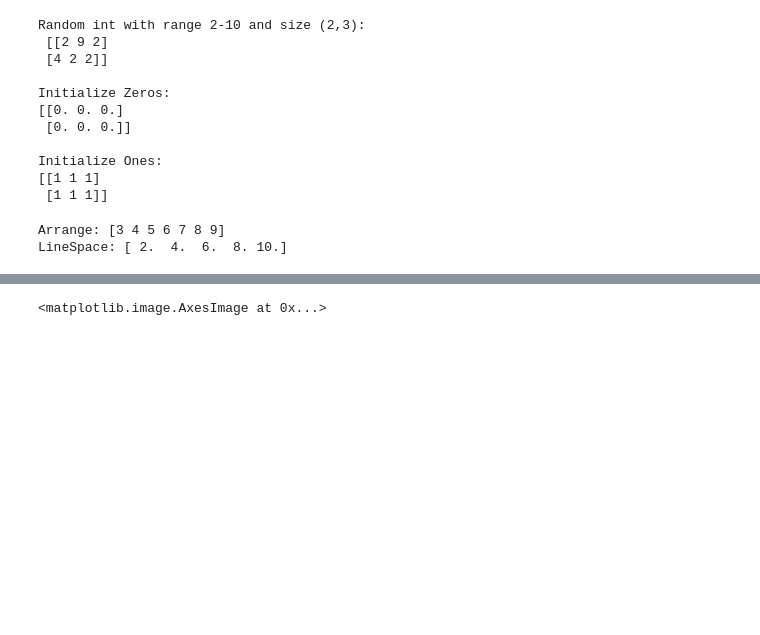
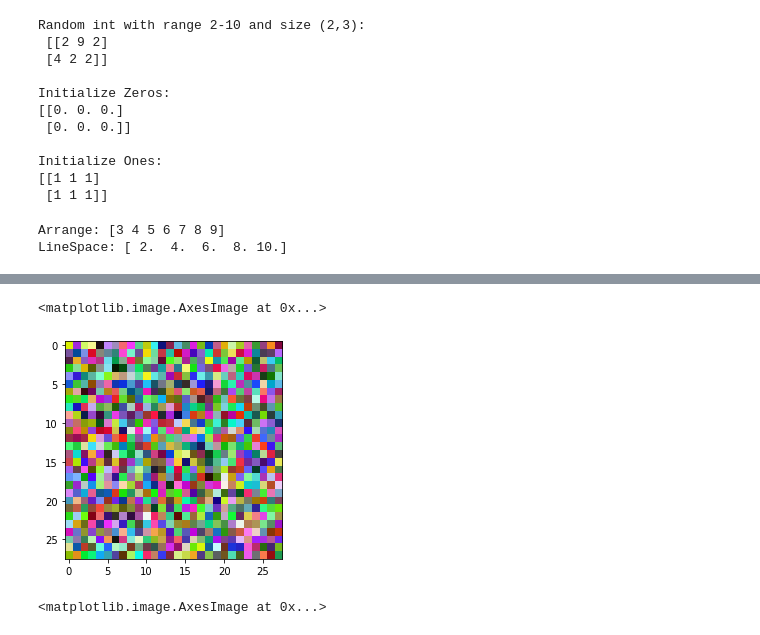
Before and after one commit to bekiekB1/GT_Numpy_Tutorial, a Jupyter notebook: Numpy_Beginner.ipynb, the cells around one changed output, grey strips where cells are left out. Drawn from its saved outputs; the diff is of its cells as text; code cells hidden in the pictures; blank space fills up the shorter version.

```diff
--- a/Numpy_Beginner.ipynb
+++ b/Numpy_Beginner.ipynb
@@ -386,3 +420,9 @@ print(f'LineSpace: {np.linspace(2.0, 10.0, num=5)}')
 # %% [output]
 Arrange: [3 4 5 6 7 8 9]
 LineSpace: [ 2.  4.  6.  8. 10.]
+# %%
+plt.imshow(
+    #numpy representation of 28 by 28 color pixel with random colored pixels
+    np.random.randint(0,255,size=(28,28,3))
+)
+# %% [output]
@@ -389,3 +430,5 @@ LineSpace: [ 2.  4.  6.  8. 10.]
+<matplotlib.image.AxesImage at 0x...>
+[figure, added]
 # %%
 plt.imshow(np.random.randint(0,255,size=(28,28,3)))
 # %% [output]
```
Also changed, not shown: parts of 33 cells of this notebook.
